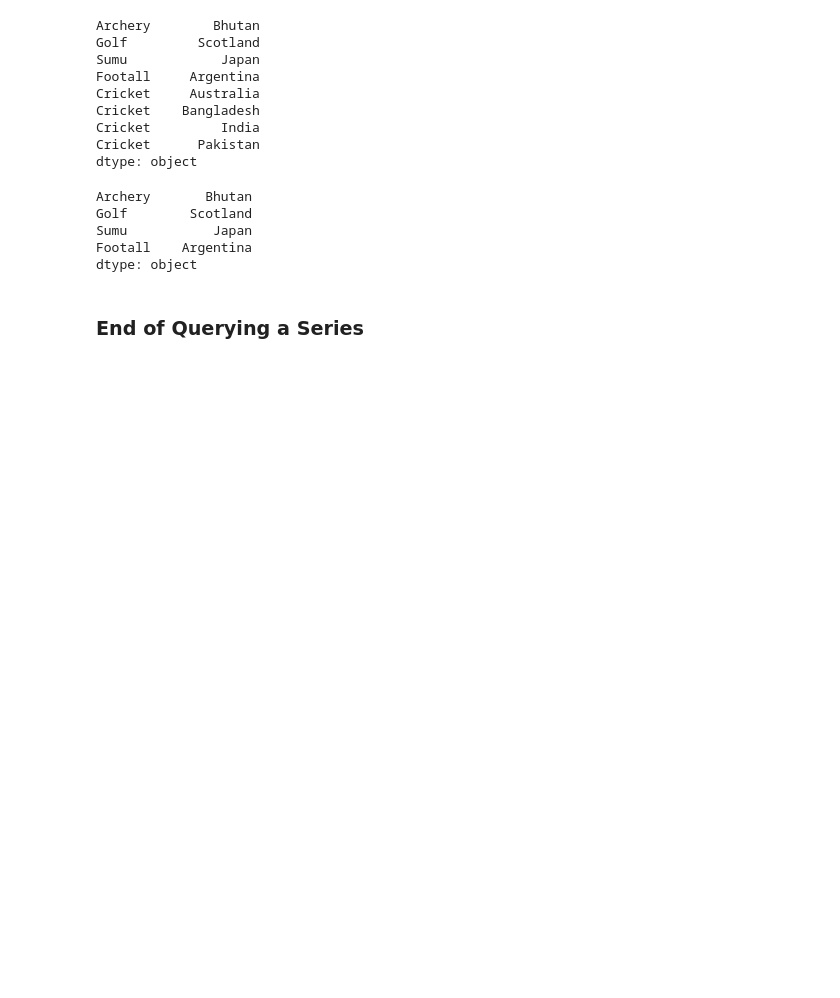
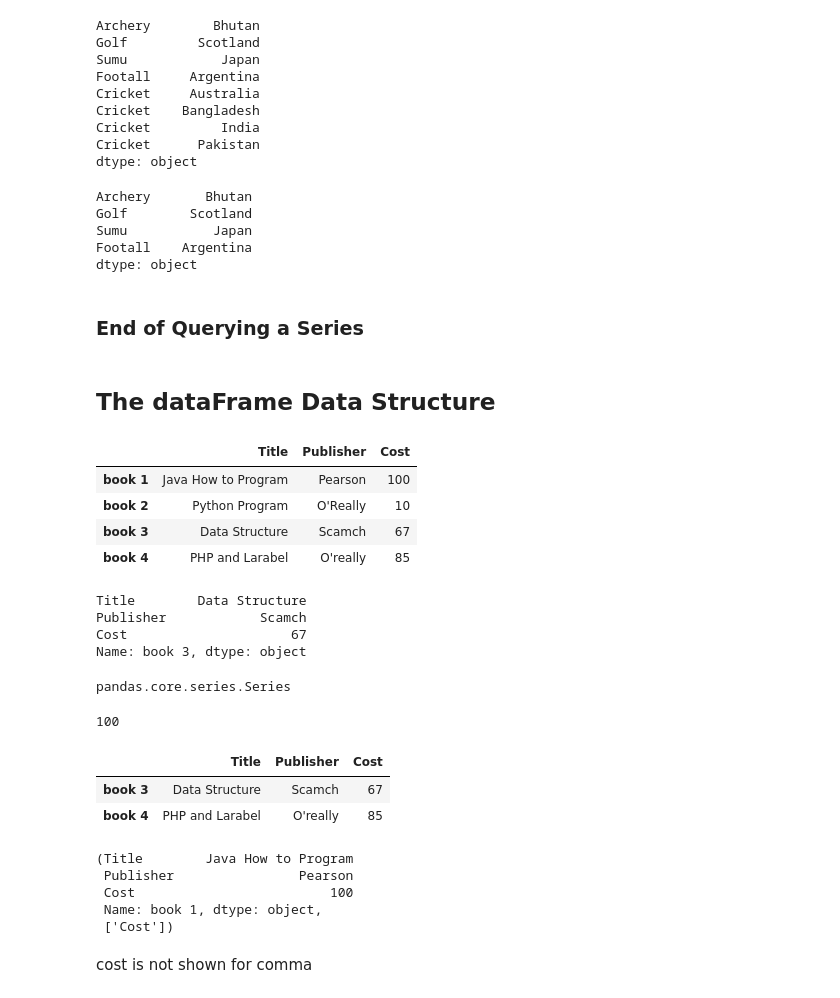
Before and after one commit to rktirtho/Applied-Data-Science-with-Python, a Jupyter notebook: Module-1/Week-1.ipynb, the cells around one changed output. Cells and saved outputs as stored; diff of their text form; code cells hidden in the pictures; blank space fills up the shorter version.

Commit message:
end of data frame data structure

```diff
--- a/Module-1/Week-1.ipynb
+++ b/Module-1/Week-1.ipynb
@@ -361,3 +361,66 @@ Footall    Argentina
 dtype: object
 # %% [markdown]
 ### End of Querying a Series
+# %% [markdown]
+## The dataFrame Data Structure
+# %%
+book1 = pd.Series({
+    'Title' : "Java How to Program",
+    'Publisher' : "Pearson",
+    'Cost' : 100
+})
+book2 = pd.Series({
+    'Title' : "Python Program",
+    'Publisher' : "O'Really",
+    'Cost' : 10
+})
+book3 = pd.Series({
+    'Title' : "Data Structure",
+    'Publisher' : "Scamch",
+    'Cost' : 67
+})
+book4 = pd.Series({
+    'Title' : "PHP and Larabel",
+    'Publisher' : "O'really",
+    'Cost' : 85
+})
+
+df = pd.DataFrame([book1,book2,book3,book4], index=['book 1','book 2', 'book 3', 'book 4'])
+df.head()
+# %% [output]
+|  | Title | Publisher | Cost |
+| book 1 | Java How to Program | Pearson | 100 |
+| book 2 | Python Program | O'Really | 10 |
+| book 3 | Data Structure | Scamch | 67 |
+| book 4 | PHP and Larabel | O'really | 85 |
+# %%
+df.iloc[2]
+# %% [output]
+Title        Data Structure
+Publisher            Scamch
+Cost                     67
+Name: book 3, dtype: object
+# %%
+type(df.loc['book 1'])
+# %% [output]
+pandas.core.series.Series
+# %%
+df.loc['book 1', 'Cost']
+# %% [output]
+100
+# %%
+df.iloc[2:4]
+# %% [output]
+|  | Title | Publisher | Cost |
+| book 3 | Data Structure | Scamch | 67 |
+| book 4 | PHP and Larabel | O'really | 85 |
+# %%
+df.loc['book 1'],['Cost']
+# %% [output]
+(Title        Java How to Program
+ Publisher                Pearson
+ Cost                         100
+ Name: book 1, dtype: object,
+ ['Cost'])
+# %% [markdown]
+cost is not shown for comma
```
Also changed, not shown: parts of 29 cells of this notebook.
